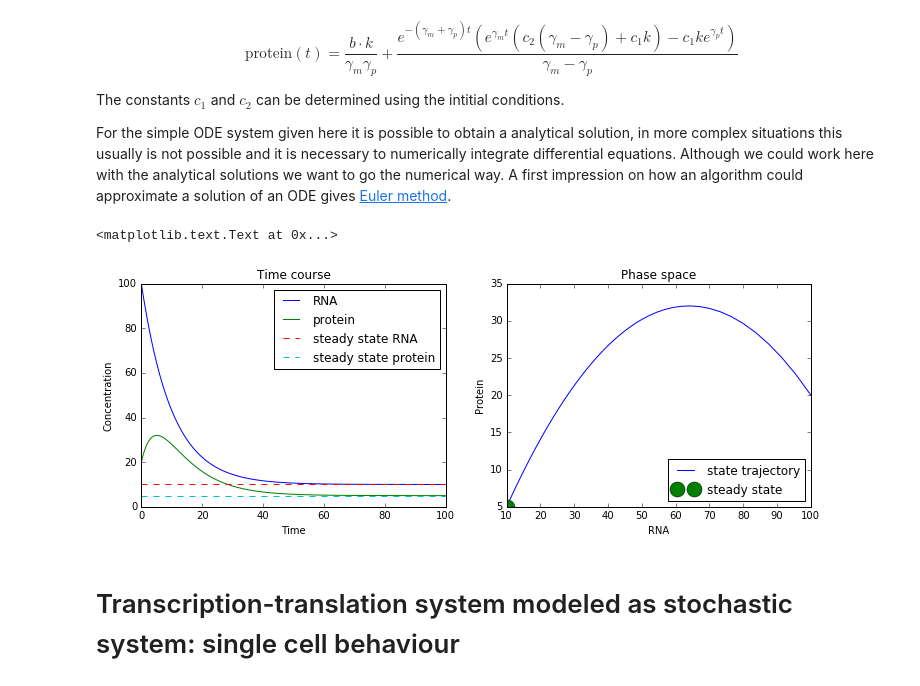
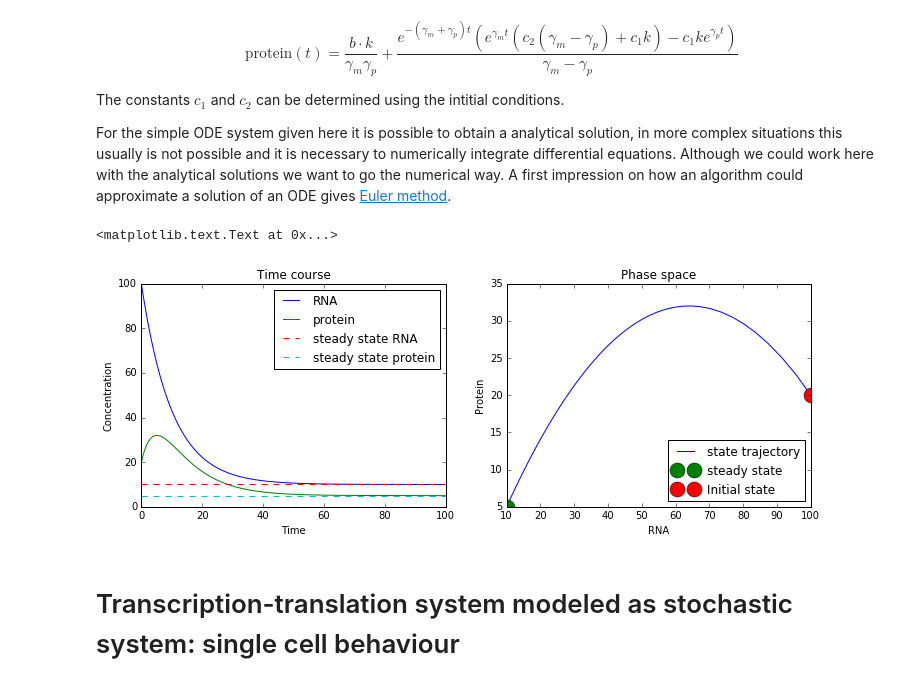
Before and after one commit to baumgast/Biomedicine-teaching, a Jupyter notebook: Biomedicine Master 2017, dynamic modeling.ipynb, the cells around one changed output. Drawn from its saved outputs; the diff is of its cells as text; code cells hidden in the pictures.

```diff
--- a/Biomedicine Master 2017, dynamic modeling.ipynb
+++ b/Biomedicine Master 2017, dynamic modeling.ipynb
@@ -64,34 +64,35 @@ steady_state_protein = k*beta/gamma_m/gamma_p
 # define intial conditions
 RNA_0 = 100
 protein_0 = 20
 y_0 = [RNA_0,protein_0]
 
 # set the time vector
 tt = sp.linspace(0,100,200)
 
 # solve the ODE system with the defined parameters and initial condition
 sol = odeint(solve_ODE_transcription_translation,y_0,tt,args = (param,))
 
 # plot the result
 fig,ax = pl.subplots(1,2, figsize = (12,4))
 ax[0].plot(tt,sol[:,0], label = 'RNA')
 ax[0].plot(tt,sol[:,1], label = 'protein')
 ax[0].plot(tt,np.zeros(len(tt)) + steady_state_RNA,'--', label = 'steady state RNA')
 ax[0].plot(tt,np.zeros(len(tt)) + steady_state_protein,'--', label = 'steady state protein')
 ax[0].legend(loc = 'best')
 ax[0].set_xlabel('Time')
 ax[0].set_ylabel('Concentration')
 ax[0].set_title('Time course')
 
 ax[1].plot(sol[:,0],sol[:,1], label = 'state trajectory')
 ax[1].plot(steady_state_RNA,steady_state_protein,'o',ms = 15,label = 'steady state')
+ax[1].plot(RNA_0,protein_0,'o',ms = 15,label = 'Initial state')
 ax[1].legend(loc = 'best')
 ax[1].set_ylabel('Protein')
 ax[1].set_xlabel('RNA')
 ax[1].set_title('Phase space')
 # %% [output]
 <matplotlib.text.Text at 0x...>
-[figure, old version]
+[figure, new version]
 # %% [markdown]
 # Transcription-translation system modeled as stochastic system: single cell behaviour
 # %% [markdown]
```
Also changed, not shown: parts of 1 cell of this notebook.
